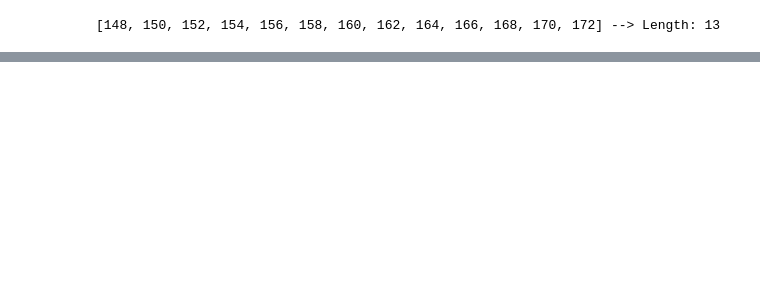
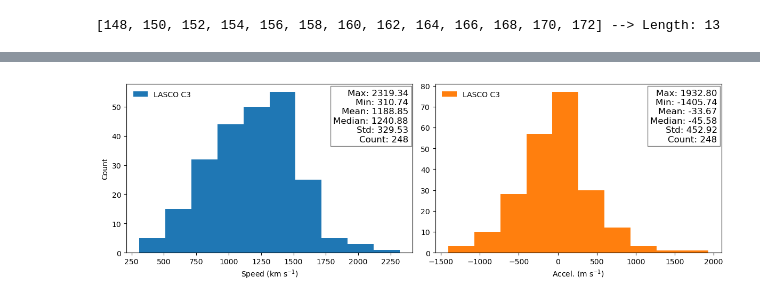
Before and after one commit to MohamedNedal/dias_work, a Jupyter notebook: euvwave_stats.ipynb, the cells around one changed output, grey strips where cells are left out. Saved outputs shown, nothing was run; the diff lists cells and outputs as text; code cells hidden in the pictures; blank space fills up the shorter version.

```diff
--- a/euvwave_stats.ipynb
+++ b/euvwave_stats.ipynb
@@ -123,6 +149,8 @@ plt.show()
 # %%
 all_speeds_c2 = []
 all_accels_c2 = []
+all_times_c2  = []
+all_dists_c2  = []
 for file in c2_filenames:
     df = pd.read_csv(file)
     df['speed_diff'] = df['speed_km_s'].diff()
@@ -131,6 +159,8 @@ for file in c2_filenames:
     # store all speed and accels.
     all_speeds_c2.append(df['speed_km_s'].values)
     all_accels_c2.append(df['accel_m_s2'].values)
+    all_times_c2.append(df['time'].values)
+    all_dists_c2.append(df['distance_km'].values/sun_radius_km)
 # %%
 # Combine the 1D arrays into a single 1D array
 combined_array_v = np.concatenate(all_speeds_c2)
@@ -182,3 +229,16 @@ plt.show()
 [figure]
 # %%
-suvi_filenames
+all_speeds_c3 = []
+all_accels_c3 = []
+all_times_c3  = []
+all_dists_c3  = []
+for file in c3_filenames:
+    df = pd.read_csv(file)
+    df['speed_diff'] = df['speed_km_s'].diff()
+    # calculate the Accel. in m/s2
+    df['accel_m_s2'] = (df['speed_diff']*1e3) / df['time_diff_s']
+    # store all speed and accels.
+    all_speeds_c3.append(df['speed_km_s'].values)
+    all_accels_c3.append(df['accel_m_s2'].values)
+    all_times_c3.append(df['time'].values)
+    all_dists_c3.append(df['distance_km'].values/sun_radius_km)
@@ -199,3 +245,58 @@ suvi_filenames
 # %%
-c3_filenames
+# Combine the 1D arrays into a single 1D array
+combined_array_v = np.concatenate(all_speeds_c3)
+combined_array_a = np.concatenate(all_accels_c3)
+combined_array_t = np.concatenate(all_times_c3)
+combined_array_d = np.concatenate(all_dists_c3)
+
+# Calculate basic statistics
+max_v    = np.nanmax(combined_array_v)
+min_v    = np.nanmin(combined_array_v)
+mean_v   = np.nanmean(combined_array_v)
+median_v = np.nanmedian(combined_array_v)
+std_v    = np.nanstd(combined_array_v)
+count_v  = combined_array_v.size
+
+max_a    = np.nanmax(combined_array_a)
+min_a    = np.nanmin(combined_array_a)
+mean_a   = np.nanmean(combined_array_a)
+median_a = np.nanmedian(combined_array_a)
+std_a    = np.nanstd(combined_array_a)
+count_a  = combined_array_a.size
+
+max_d = np.nanmax(combined_array_d)
+min_d = np.nanmin(combined_array_d)
+print(f"Start height: {min_d:.2f} Rs")
+print(f"End height:  {max_d:.2f} Rs")
+
+max_t = datetime.strftime(mdates.num2date(np.nanmax(combined_array_t)), '%Y-%m-%d %H:%M:%S')
+min_t = datetime.strftime(mdates.num2date(np.nanmin(combined_array_t)), '%Y-%m-%d %H:%M:%S')
+print(f"\nStart time: {min_t}")
+print(f"End time:  {max_t}")
+
+# Plot a histogram of the combined data
+fig = plt.figure(figsize=[12,4])
+
+ax = fig.add_subplot(121)
+ax.hist(combined_array_v, bins=10, color='tab:blue', label='LASCO C3')
+ax.set_xlabel(r'Speed (km s$^{-1}$)')
+ax.set_ylabel('Count')
+ax.legend(loc='upper left', frameon=False)
+# Add statistics to the top-right corner of the plot
+stats_text_v = f'Max: {max_v:.2f}\nMin: {min_v:.2f}\nMean: {mean_v:.2f}\nMedian: {median_v:.2f}\nStd: {std_v:.2f}\nCount: {count_v}'
+ax.text(0.985, 0.97, stats_text_v, transform=ax.transAxes, fontsize=12,
+         verticalalignment='top', horizontalalignment='right', bbox=dict(facecolor='white', alpha=0.5))
+
+ax = fig.add_subplot(122)
+ax.hist(combined_array_a, bins=10, color='tab:orange', label='LASCO C3')
+ax.set_xlabel(r'Accel. (m s$^{-1}$)')
+ax.legend(loc='upper left', frameon=False)
+# Add statistics to the top-right corner of the plot
+stats_text_a = f'Max: {max_a:.2f}\nMin: {min_a:.2f}\nMean: {mean_a:.2f}\nMedian: {median_a:.2f}\nStd: {std_a:.2f}\nCount: {count_a}'
+ax.text(0.985, 0.97, stats_text_a, transform=ax.transAxes, fontsize=12,
+         verticalalignment='top', horizontalalignment='right', bbox=dict(facecolor='white', alpha=0.5))
+
+fig.tight_layout()
+fig.savefig(f'{data_dir}/euv_stats_c3.pdf', format='pdf', bbox_inches='tight')
+plt.show()
 # %% [output]
@@ -208,0 +308 @@ c3_filenames
+[figure, added]
```
Also changed, not shown: parts of 9 cells of this notebook, 13 other files.
